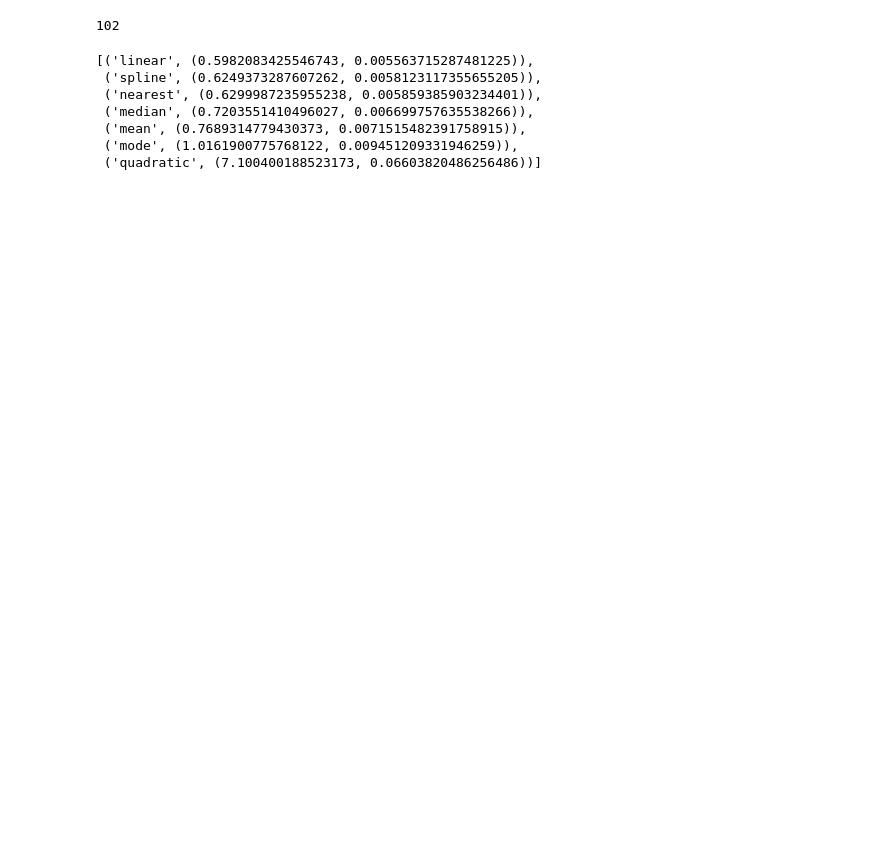
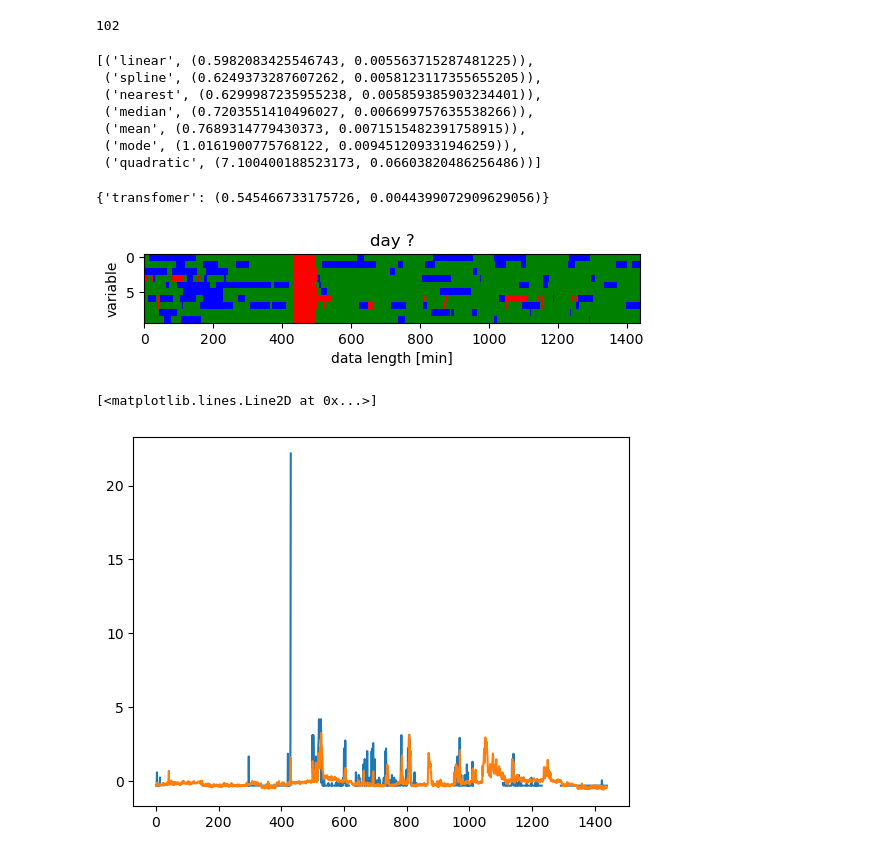
Before and after one commit to Yahnnosh/Sensor-Based-Modeling-of-Fatigue-Using-Transformer-Model, a Jupyter notebook: imputation_comparison.ipynb, the cells around one changed output. Drawn from its saved outputs; the diff is of its cells as text; code cells hidden in the pictures; blank space fills up the shorter version.

```diff
--- a/imputation_comparison.ipynb
+++ b/imputation_comparison.ipynb
@@ -603,3 +475,0 @@ plt.legend(['train', 'val'])
-# %%
-day = np.random.choice(test_indices, 1)[0]
-day
@@ -759,3 +648,66 @@ test_imputation_methods([data_daily[i] for i in test_indices], lm=lm, masking_ra
  ('mean', (0.7689314779430373, 0.0071515482391758915)),
  ('mode', (1.0161900775768122, 0.009451209331946259)),
  ('quadratic', (7.100400188523173, 0.06603820486256486))]
+# %%
+dat = [data_daily[i] for i in test_indices]
+# %%
+n_days = len(dat)
+imputation_methods = ('transformer')
+
+# build masks
+mask_shape = dat[0].shape
+masks = np.zeros((n_days, *mask_shape))
+for day in range(n_days):
+    masks[day] = masker(dat[day], lm=lm, masking_ratio=r)
+
+# score each imputation method
+scores = {}
+imputation_erorrs = np.array([])
+reals = np.array([]) # for MRE
+for day in range(n_days):
+    data_day = dat[day] # data for current day
+    mask = masks[day] # mask for current day (all imputation methods use same masks)
+
+    # impute masked data
+    masked_data = pd.DataFrame(np.where(mask == 1.0, np.NaN, data_day)) # masked -> NaN
+    data_imputed = masked_prediction(model, masked_data)
+
+    # calculate error
+    real_data = data_day.to_numpy()[mask == 1.0]
+    imputed_data = data_imputed[mask == 1.0]
+
+    # save
+    imputation_errors = np.concatenate((imputation_erorrs,
+                                        np.abs(real_data - imputed_data)),
+                                       axis=None)
+    reals = np.concatenate((reals, real_data), axis=None)
+
+mae = np.mean(imputation_errors) # MAE
+mre = np.sum(imputation_errors) / np.sum(np.abs(reals)) # MRE
+scores['transfomer'] = (mae, mre)
+
+scores
+# %% [output]
+{'transfomer': (0.545466733175726, 0.0044399072909629056)}
+# %%
+mask_shape = dat[0].shape
+masks = np.zeros((n_days, *mask_shape))
+for day in range(n_days):
+    masks[day] = masker(dat[day], lm=lm, masking_ratio=r)
+
+day = np.random.choice(n_days, 1)[0]
+data_day = dat[day] # data for current day
+mask = masks[day] # mask for current day (all imputation methods use same masks)
+visualize_mask(mask)
+plt.show()
+
+# impute masked data
+masked_data = pd.DataFrame(np.where(mask == 1.0, np.NaN, data_day)) # masked -> NaN
+data_imputed = masked_prediction(model, masked_data)
+
+plt.plot(masked_data.iloc[0, :])
+plt.plot(data_imputed[0])
+# %% [output]
+[figure, added]
+[<matplotlib.lines.Line2D at 0x...>]
+[figure, added]
```
Also changed, not shown: parts of 26 cells of this notebook, 1 other file.
